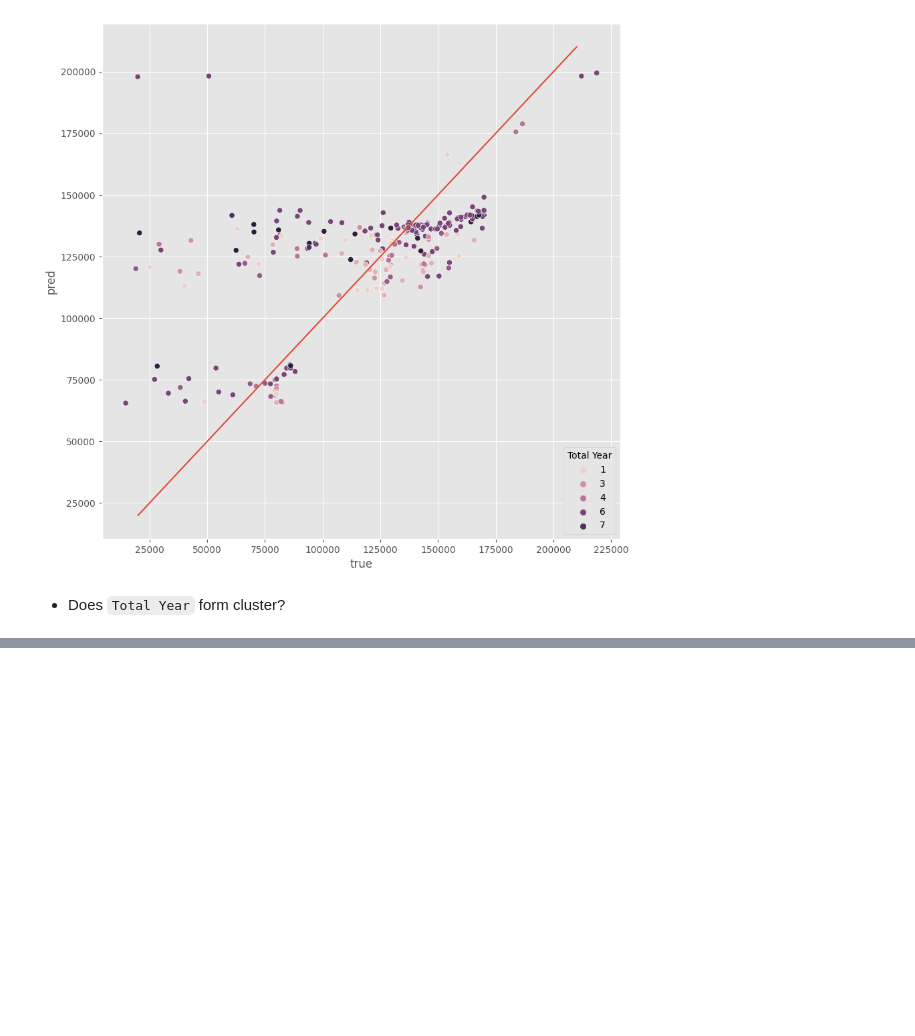
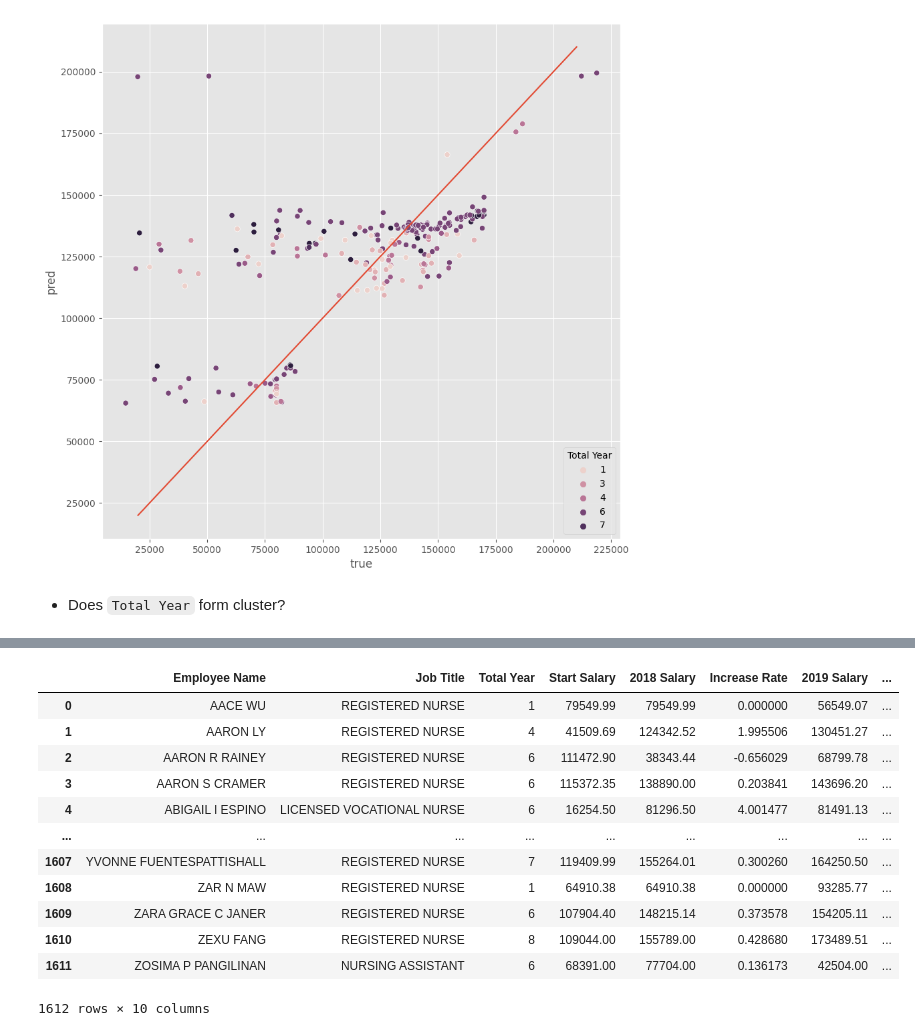
Before and after one commit to Pornpanthongdee/Capstone_project, a Jupyter notebook: salary_predict_update.ipynb, the cells around one changed output, grey strips where cells are left out. Saved outputs shown, nothing was run; the diff lists cells and outputs as text; code cells hidden in the pictures; blank space fills up the shorter version.

```diff
--- a/salary_predict_update.ipynb
+++ b/salary_predict_update.ipynb
@@ -943,0 +1003,8 @@ Root Mean Squared Error:       33231.81132747326
+# %%
+def group_nurse(job):
+    if job == 'NURSING ASSISTANT' or job == 'LICENSED VOCATIONAL NURSE':
+        return 'group1'
+    elif job == 'REGISTERED NURSE' or job == 'PUBLIC HEALTH NURSE':
+        return 'group2'
+    else:
+        return 'group3'
@@ -943,0 +1030,20 @@ Root Mean Squared Error:       33231.81132747326
+# %%
+df['group_job'] = df['Job Title'].apply(group_nurse)
+# %%
+df_group = pd.get_dummies(df,columns=['group_job'])
+# %%
+df_group
+# %% [output]
+|  | Employee Name | Job Title | Total Year | Start Salary | 2018 Salary | Increase Rate | 2019 Salary | ... |
+| 0 | AACE WU | REGISTERED NURSE | 1 | 79549.99 | 79549.99 | 0.000000 | 56549.07 | ... |
+| 1 | AARON LY | REGISTERED NURSE | 4 | 41509.69 | 124342.52 | 1.995506 | 130451.27 | ... |
+| 2 | AARON R RAINEY | REGISTERED NURSE | 6 | 111472.90 | 38343.44 | -0.656029 | 68799.78 | ... |
+| 3 | AARON S CRAMER | REGISTERED NURSE | 6 | 115372.35 | 138890.00 | 0.203841 | 143696.20 | ... |
+| 4 | ABIGAIL I ESPINO | LICENSED VOCATIONAL NURSE | 6 | 16254.50 | 81296.50 | 4.001477 | 81491.13 | ... |
+| ... | ... | ... | ... | ... | ... | ... | ... | ... |
+| 1607 | YVONNE FUENTESPATTISHALL | REGISTERED NURSE | 7 | 119409.99 | 155264.01 | 0.300260 | 164250.50 | ... |
+| 1608 | ZAR N MAW | REGISTERED NURSE | 1 | 64910.38 | 64910.38 | 0.000000 | 93285.77 | ... |
+| 1609 | ZARA GRACE C JANER | REGISTERED NURSE | 6 | 107904.40 | 148215.14 | 0.373578 | 154205.11 | ... |
+| 1610 | ZEXU FANG | REGISTERED NURSE | 8 | 109044.00 | 155789.00 | 0.428680 | 173489.51 | ... |
+| 1611 | ZOSIMA P PANGILINAN | NURSING ASSISTANT | 6 | 68391.00 | 77704.00 | 0.136173 | 42504.00 | ... |
+1612 rows × 10 columns
```
Also changed, not shown: parts of 159 cells of this notebook, 2 other files.
